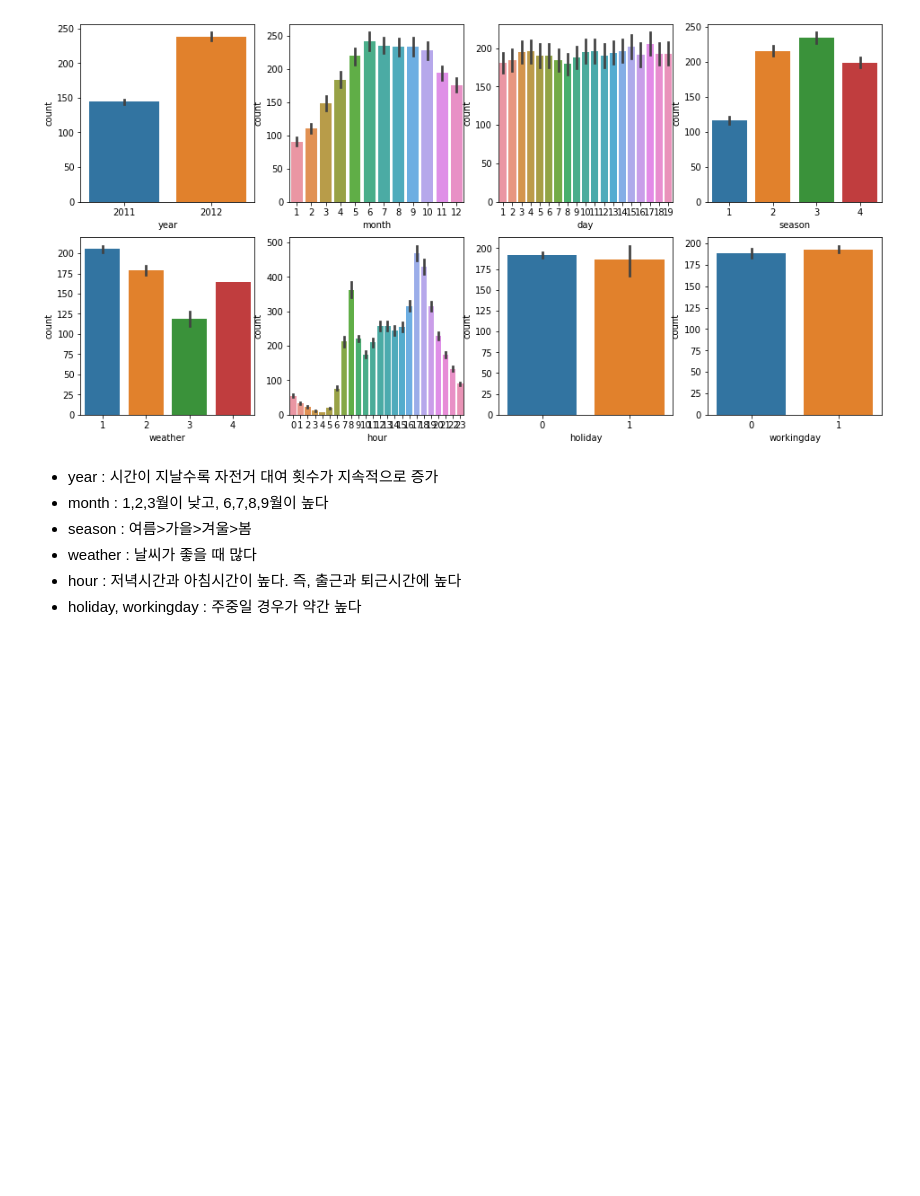
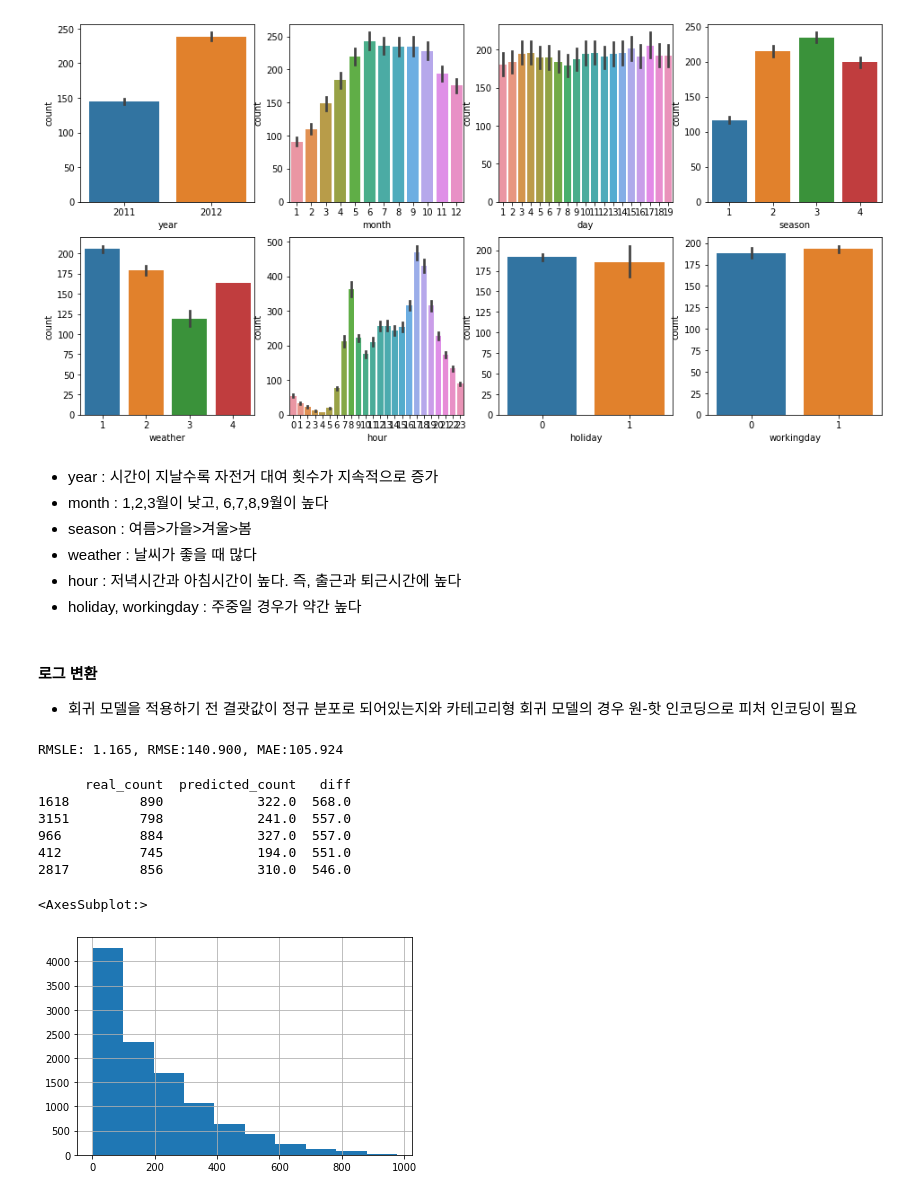
Before and after one commit to Jung-jieun/guide, a Jupyter notebook: bike-sharing-demand/회귀 실습.ipynb, the cells around one changed output. Saved outputs shown, nothing was run; the diff lists cells and outputs as text; code cells hidden in the pictures; blank space fills up the shorter version.

```diff
--- a/bike-sharing-demand/회귀 실습.ipynb
+++ b/bike-sharing-demand/회귀 실습.ipynb
@@ -142,0 +160,40 @@ from sklearn.metrics import mean_squared_error, mean_absolute_error
+# %% [markdown]
+#### 로그 변환
+- 회귀 모델을 적용하기 전 결괏값이 정규 분포로 되어있는지와 카테고리형 회귀 모델의 경우 원-핫 인코딩으로 피처 인코딩이 필요
+# %%
+from sklearn.model_selection import train_test_split, GridSearchCV
+from sklearn.linear_model import LinearRegression, Ridge, Lasso
+
+y_target = bike_df['count']
+X_features = bike_df.drop(['count'], axis=1, inplace=False)
+
+X_train, X_test, y_train, y_test = train_test_split(X_features, y_target, test_size=0.3, random_state=0)
+
+lr_reg = LinearRegression()
+lr_reg.fit(X_train, y_train)
+pred = lr_reg.predict(X_test)
+
+evaluate_regr(y_test, pred)
+# %% [output]
+RMSLE: 1.165, RMSE:140.900, MAE:105.924
+# %%
+def get_top_error_data(y_test, pred, n_tops=5):
+    result_df = pd.DataFrame(y_test.values, columns=['real_count'])
+    result_df['predicted_count']=np.round(pred)
+    result_df['diff'] = np.abs(result_df['real_count'] - result_df['predicted_count'])
+
+    print(result_df.sort_values('diff', ascending=False)[:n_tops])
+
+get_top_error_data(y_test, pred, n_tops=5)
+# %% [output]
+      real_count  predicted_count   diff
+1618         890            322.0  568.0
+3151         798            241.0  557.0
+966          884            327.0  557.0
+412          745            194.0  551.0
+2817         856            310.0  546.0
+# %%
+y_target.hist()
+# %% [output]
+<AxesSubplot:>
+[figure, added]
```
Also changed, not shown: parts of 8 cells of this notebook.
